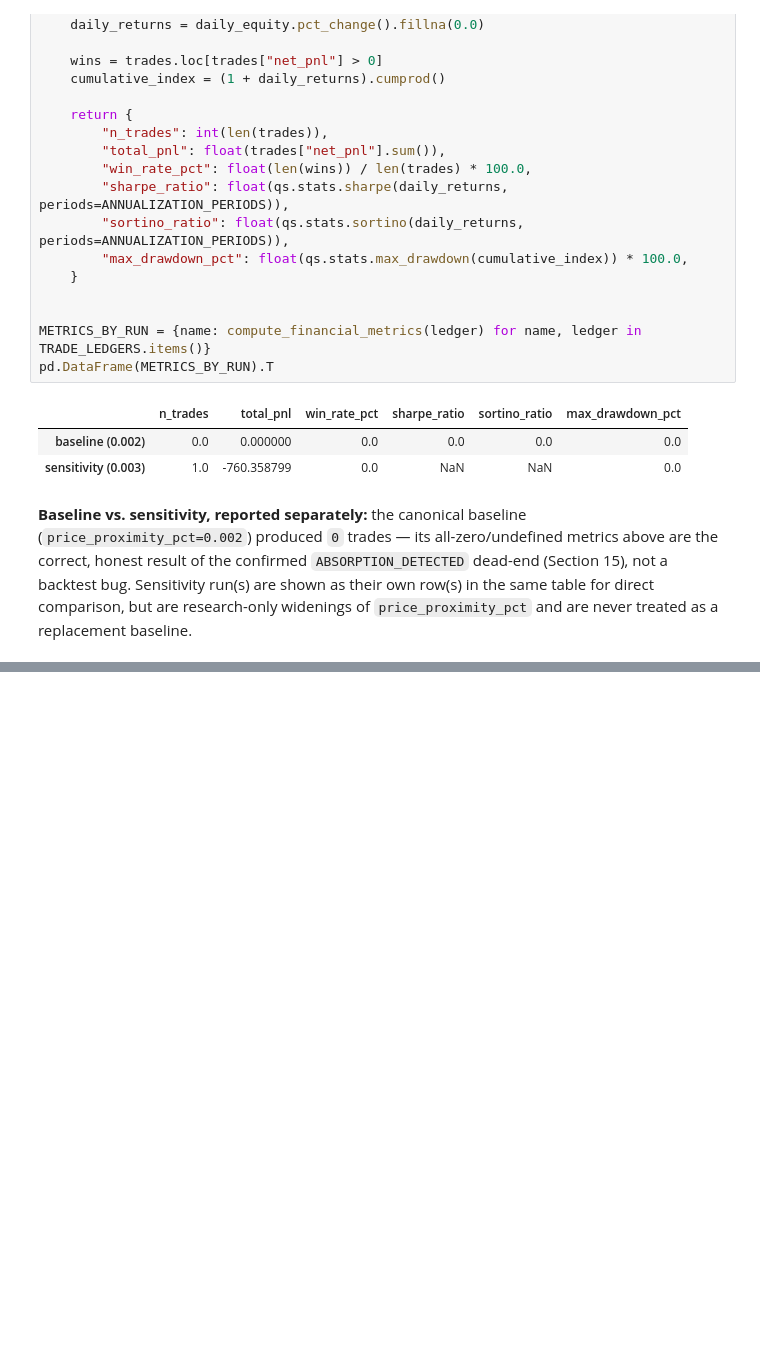
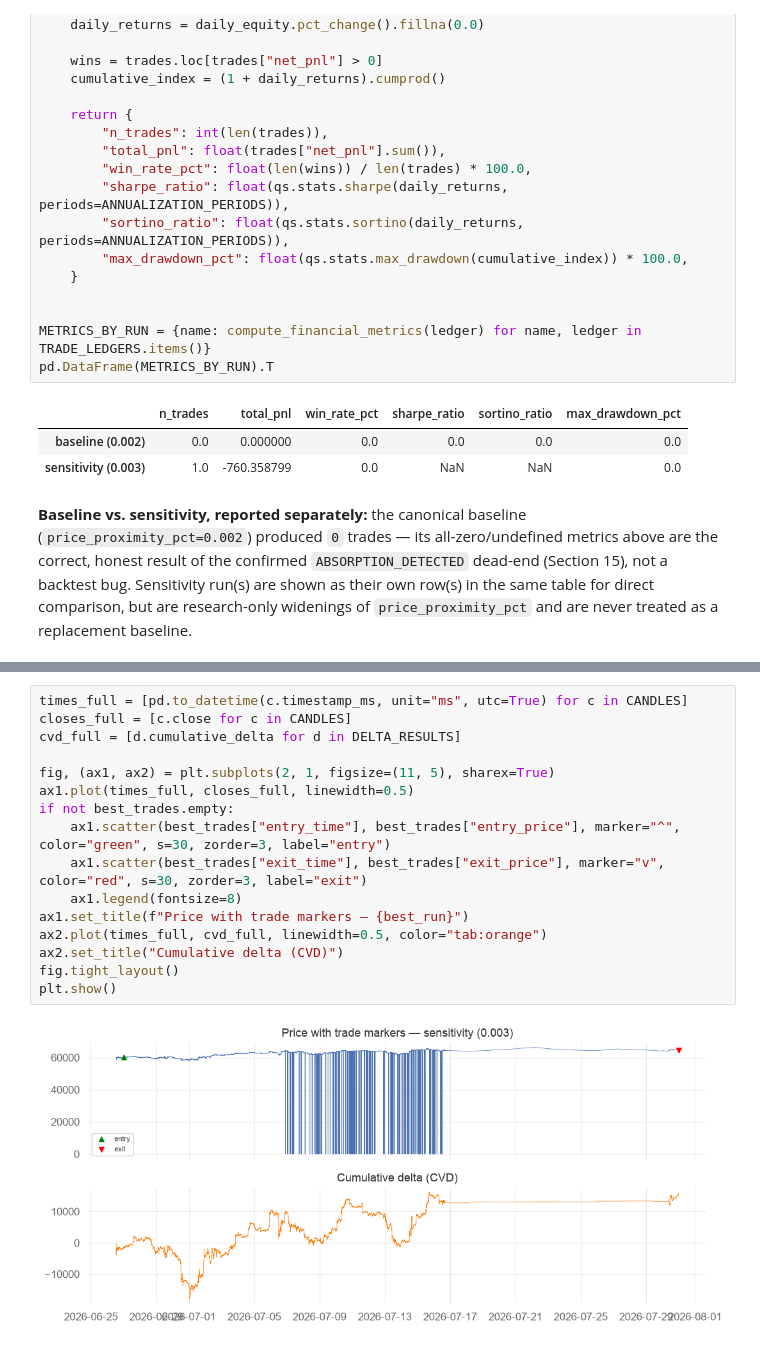
Before and after one commit to engr-bobet-14/orderflow-analysis-pro, a Jupyter notebook: notebook/01_orderflow_trading_strategy [baseline].ipynb, the cells around one changed output, grey strips where cells are left out. Saved outputs shown, nothing was run; the diff lists cells and outputs as text; blank space fills up the shorter version.

```diff
--- a/notebook/01_orderflow_trading_strategy [baseline].ipynb
+++ b/notebook/01_orderflow_trading_strategy [baseline].ipynb
@@ -850,0 +893,18 @@ pd.DataFrame(METRICS_BY_RUN).T
+# %%
+times_full = [pd.to_datetime(c.timestamp_ms, unit="ms", utc=True) for c in CANDLES]
+closes_full = [c.close for c in CANDLES]
+cvd_full = [d.cumulative_delta for d in DELTA_RESULTS]
+
+fig, (ax1, ax2) = plt.subplots(2, 1, figsize=(11, 5), sharex=True)
+ax1.plot(times_full, closes_full, linewidth=0.5)
+if not best_trades.empty:
+    ax1.scatter(best_trades["entry_time"], best_trades["entry_price"], marker="^", color="green", s=30, zorder=3, label="entry")
+    ax1.scatter(best_trades["exit_time"], best_trades["exit_price"], marker="v", color="red", s=30, zorder=3, label="exit")
+    ax1.legend(fontsize=8)
+ax1.set_title(f"Price with trade markers — {best_run}")
+ax2.plot(times_full, cvd_full, linewidth=0.5, color="tab:orange")
+ax2.set_title("Cumulative delta (CVD)")
+fig.tight_layout()
+plt.show()
+# %% [output]
+[figure, added]
```
Also changed, not shown: parts of 3 cells of this notebook.
